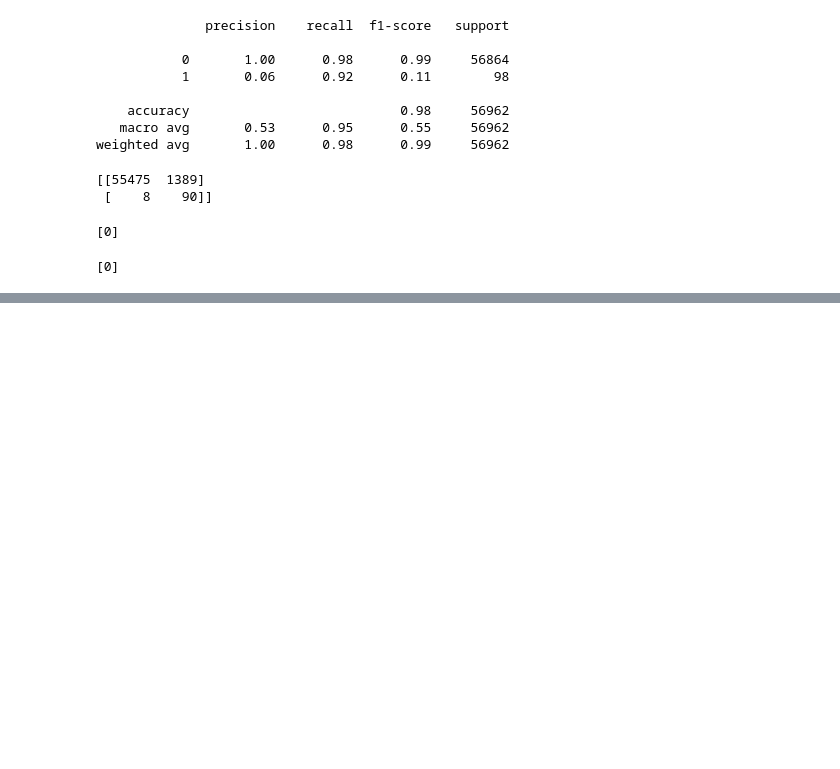
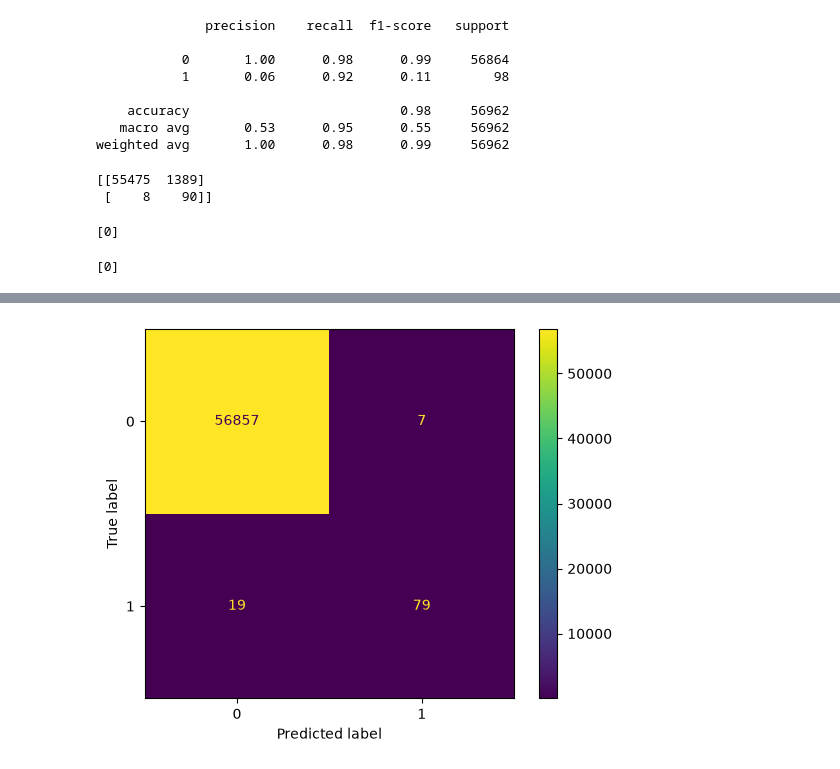
Before and after one commit to fibha-dev/AI_ML_Internship_Project, a Jupyter notebook: notebooks/01_eda.ipynb, the cells around one changed output, grey strips where cells are left out. Cells and saved outputs as stored; diff of their text form; code cells hidden in the pictures; blank space fills up the shorter version.

```diff
--- a/notebooks/01_eda.ipynb
+++ b/notebooks/01_eda.ipynb
@@ -206,0 +414,8 @@ print(pred)
+# %%
+kn = KNeighborsClassifier()
+kn.fit(X_train_scaled, y_train)
+y_pred_kn = kn.predict(X_test_scaled)
+ConfusionMatrixDisplay.from_predictions(y_test, y_pred_kn)
+plt.show()
+# %% [output]
+[figure, added]
```
Also changed, not shown: parts of 54 cells of this notebook, 3 other files.
